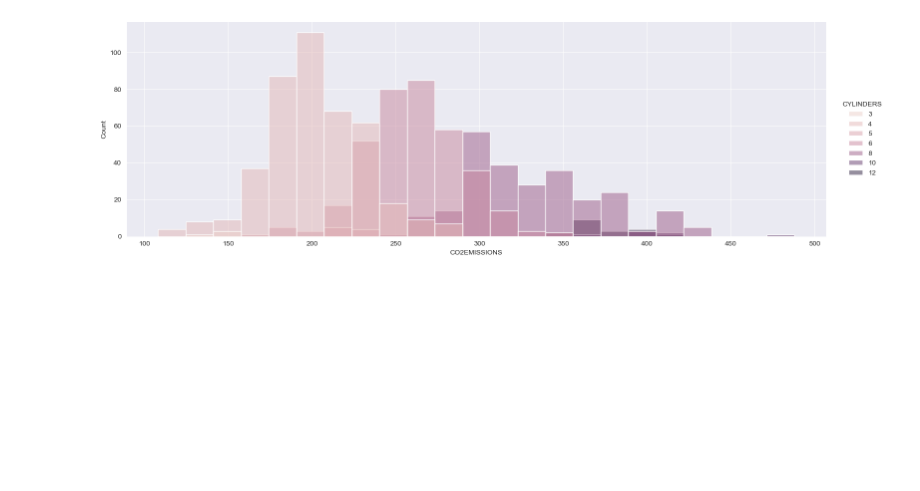
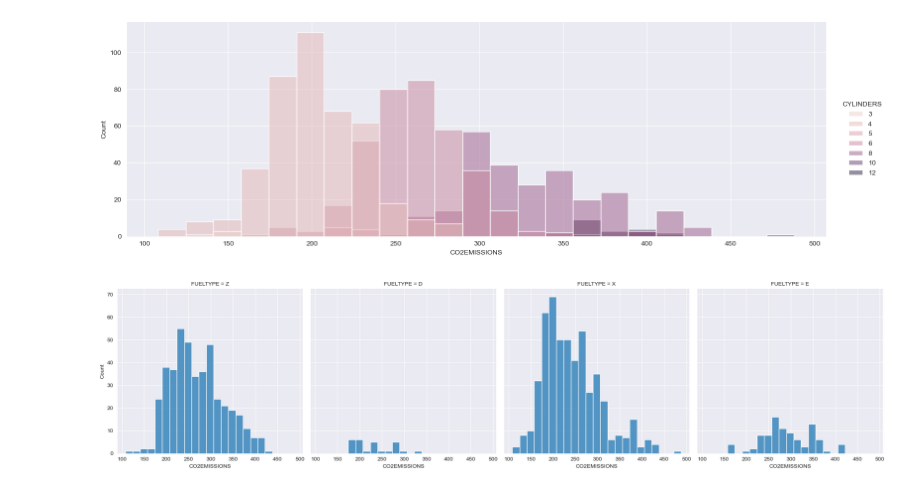
Before and after one commit to MohammadNainy/Visual, a Jupyter notebook: Seaborn.ipynb, the cells around one changed output. Saved outputs shown, nothing was run; the diff lists cells and outputs as text; code cells hidden in the pictures; blank space fills up the shorter version.

```diff
--- a/Seaborn.ipynb
+++ b/Seaborn.ipynb
@@ -126,3 +155,11 @@ sns.displot(
 );
 # %% [output]
 [figure]
+# %%
+sns.displot(
+    data=df,
+    x="CO2EMISSIONS",
+    col="FUELTYPE"
+);
+# %% [output]
+[figure, added]
```
Also changed, not shown: parts of 21 cells of this notebook, 1 other file.
